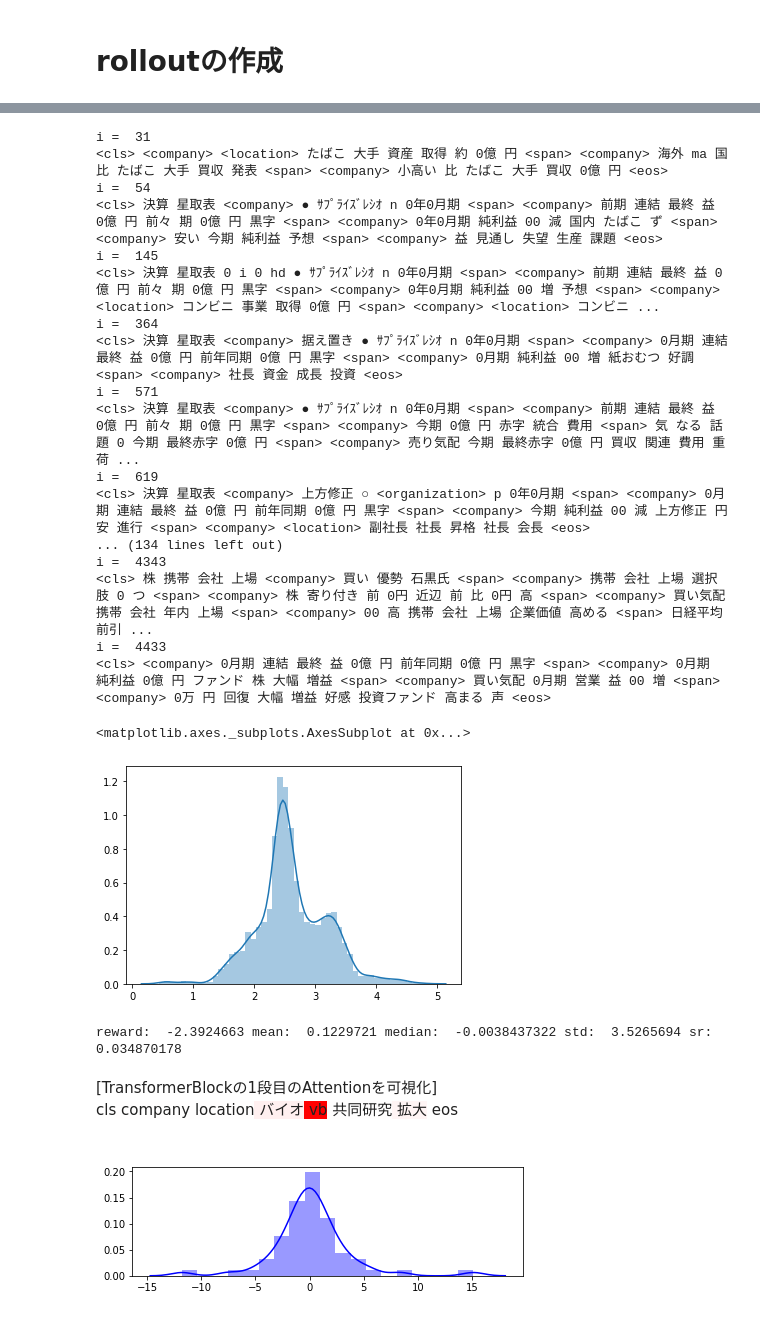
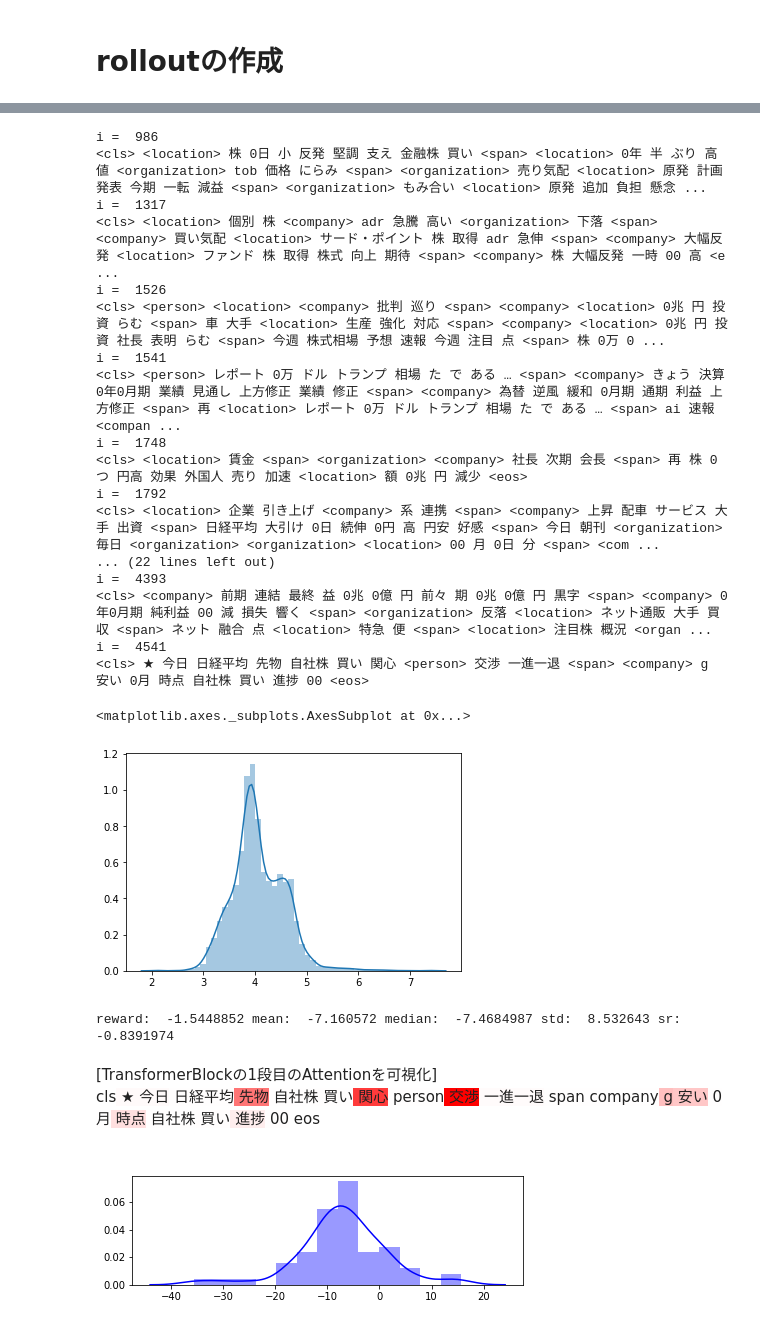
Before and after one commit to ShogoAkiyama/rltorch2, a Jupyter notebook: sentiment/iqn/visualizer.ipynb, the cells around one changed output, grey strips where cells are left out. Drawn from its saved outputs; the diff is of its cells as text; code cells hidden in the pictures.

```diff
--- a/sentiment/iqn/visualizer.ipynb
+++ b/sentiment/iqn/visualizer.ipynb
@@ -52,10 +52,11 @@ parser.add_argument('--embedding_dim', type=int, default=300)
 parser.add_argument('--n_filters', type=int, default=50)
 parser.add_argument('--filter_sizes', type=list, default=[3, 4, 5])
 parser.add_argument('--pad_idx', type=list, default=1)
-parser.add_argument('--gamma', type=float, default=0.0)
+parser.add_argument('--gamma', type=float, default=0.95)
 parser.add_argument('--learning_rate', type=float, default=2.5e-5)
+parser.add_argument('--round', type=float, default=0)
+
 parser.add_argument('--num_quantile', type=int, default=64)
-parser.add_argument('--round', type=float, default=0)
 
 device = torch.device('cuda' if torch.cuda.is_available() else 'cpu')
 parser.add_argument('--device', type=str, default=device)
@@ -167,15 +168,16 @@ def mk_html(sentence, attens):
 def blur_func(I, mask):
     return I * mask #+ I * mask#+ gaussian_filter(I, sigma=3) * mask
 # %%
-eta = 0.1
+eta0 = 0
+eta1 = 0.1
 std_list = []
 for batch in train_dl:
     with torch.no_grad():
         state = batch.Text1[0].to(device)
-        curr_q, _, _ = trainer.model(state, eta, True)
+        curr_q, _, _ = trainer.model(state, eta0, eta1, True)
     std = curr_q.view(-1).std().cpu().detach().item()
     std_list.append(std)
-    if std > 4:
+    if std > 6:
         state = state.view(-1).cpu().numpy()
         for word in state:
             vocab = TEXT.vocab.itos[word]
@@ -211,10 +214,10 @@ std_list = []
 for i, batch in enumerate(test_dl):
     with torch.no_grad():
         state = batch.Text1[0].to(device)
-        curr_q, _, _ = trainer.model(state, eta, True)
+        curr_q, _, _ = trainer.model(state, eta0, eta1, True)
     std = curr_q.view(-1).std().cpu().detach().item()
     std_list.append(std)
-    if std > 4:
+    if std > 6:
         print('i = ', i)
         state = state.view(-1).cpu().numpy()
         for word in state:
@@ -224,28 +227,28 @@ for i, batch in enumerate(test_dl):
             print(vocab+' ', end='')
         print()
 # %% [output]
-i =  31
-<cls> <company> <location> たばこ 大手 資産 取得 約 0億 円 <span> <company> 海外 ma 国 比 たばこ 大手 買収 発表 <span> <company> 小高い 比 たばこ 大手 買収 0億 円 <eos>
-i =  54
-<cls> 決算 星取表 <company> ● ｻﾌﾟﾗｲｽﾞﾚｼｵ n 0年0月期 <span> <company> 前期 連結 最終 益 0億 円 前々 期 0億 円 黒字 <span> <company> 0年0月期 純利益 00 減 国内 たばこ ず <span> <company> 安い 今期 純利益 予想 <span> <company> 益 見通し 失望 生産 課題 <eos>
-i =  145
-<cls> 決算 星取表 0 i 0 hd ● ｻﾌﾟﾗｲｽﾞﾚｼｵ n 0年0月期 <span> <company> 前期 連結 最終 益 0億 円 前々 期 0億 円 黒字 <span> <company> 0年0月期 純利益 00 増 予想 <span> <company> <location> コンビニ 事業 取得 0億 円 <span> <company> <location> コンビニ ...
-i =  364
-<cls> 決算 星取表 <company> 据え置き ● ｻﾌﾟﾗｲｽﾞﾚｼｵ n 0年0月期 <span> <company> 0月期 連結 最終 益 0億 円 前年同期 0億 円 黒字 <span> <company> 0月期 純利益 00 増 紙おむつ 好調 <span> <company> 社長 資金 成長 投資 <eos>
-i =  571
-<cls> 決算 星取表 <company> ● ｻﾌﾟﾗｲｽﾞﾚｼｵ n 0年0月期 <span> <company> 前期 連結 最終 益 0億 円 前々 期 0億 円 黒字 <span> <company> 今期 0億 円 赤字 統合 費用 <span> 気 なる 話題 0 今期 最終赤字 0億 円 <span> <company> 売り気配 今期 最終赤字 0億 円 買収 関連 費用 重荷 ...
-i =  619
-<cls> 決算 星取表 <company> 上方修正 ○ <organization> p 0年0月期 <span> <company> 0月期 連結 最終 益 0億 円 前年同期 0億 円 黒字 <span> <company> 今期 純利益 00 減 上方修正 円安 進行 <span> <company> <location> 副社長 社長 昇格 社長 会長 <eos>
-... (134 lines left out)
-i =  4343
-<cls> 株 携帯 会社 上場 <company> 買い 優勢 石黒氏 <span> <company> 携帯 会社 上場 選択肢 0 つ <span> <company> 株 寄り付き 前 0円 近辺 前 比 0円 高 <span> <company> 買い気配 携帯 会社 年内 上場 <span> <company> 00 高 携帯 会社 上場 企業価値 高める <span> 日経平均 前引 ...
-i =  4433
-<cls> <company> 0月期 連結 最終 益 0億 円 前年同期 0億 円 黒字 <span> <company> 0月期 純利益 0億 円 ファンド 株 大幅 増益 <span> <company> 買い気配 0月期 営業 益 00 増 <span> <company> 0万 円 回復 大幅 増益 好感 投資ファンド 高まる 声 <eos>
+i =  986
+<cls> <location> 株 0日 小 反発 堅調 支え 金融株 買い <span> <location> 0年 半 ぶり 高値 <organization> tob 価格 にらみ <span> <organization> 売り気配 <location> 原発 計画 発表 今期 一転 減益 <span> <organization> もみ合い <location> 原発 追加 負担 懸念 ...
+i =  1317
+<cls> <location> 個別 株 <company> adr 急騰 高い <organization> 下落 <span> <company> 買い気配 <location> サード・ポイント 株 取得 adr 急伸 <span> <company> 大幅反発 <location> ファンド 株 取得 株式 向上 期待 <span> <company> 株 大幅反発 一時 00 高 <e ...
+i =  1526
+<cls> <person> <location> <company> 批判 巡り <span> <company> <location> 0兆 円 投資 らむ <span> 車 大手 <location> 生産 強化 対応 <span> <company> <location> 0兆 円 投資 社長 表明 らむ <span> 今週 株式相場 予想 速報 今週 注目 点 <span> 株 0万 0 ...
+i =  1541
+<cls> <person> レポート 0万 ドル トランプ 相場 た で ある … <span> <company> きょう 決算 0年0月期 業績 見通し 上方修正 業績 修正 <span> <company> 為替 逆風 緩和 0月期 通期 利益 上方修正 <span> 再 <location> レポート 0万 ドル トランプ 相場 た で ある … <span> ai 速報 <compan ...
+i =  1748
+<cls> <location> 賃金 <span> <organization> <company> 社長 次期 会長 <span> 再 株 0 つ 円高 効果 外国人 売り 加速 <location> 額 0兆 円 減少 <eos>
+i =  1792
+<cls> <location> 企業 引き上げ <company> 系 連携 <span> <company> 上昇 配車 サービス 大手 出資 <span> 日経平均 大引け 0日 続伸 0円 高 円安 好感 <span> 今日 朝刊 <organization> 毎日 <organization> <organization> <location> 00 月 0日 分 <span> <com ...
+... (22 lines left out)
+i =  4393
+<cls> <company> 前期 連結 最終 益 0兆 0億 円 前々 期 0兆 0億 円 黒字 <span> <company> 0年0月期 純利益 00 減 損失 響く <span> <organization> 反落 <location> ネット通販 大手 買収 <span> ネット 融合 点 <location> 特急 便 <span> <location> 注目株 概況 <organ ...
+i =  4541
+<cls> ★ 今日 日経平均 先物 自社株 買い 関心 <person> 交渉 一進一退 <span> <company> g 安い 0月 時点 自社株 買い 進捗 00 <eos>
 # %%
 sns.distplot(std_list)
 # %% [output]
 <matplotlib.axes._subplots.AxesSubplot at 0x...>
-[figure, old version]
+[figure, new version]
 # %%
 states = []
 rewards = []
@@ -255,8 +258,9 @@ for batch in test_dl:
 states = np.array(states)
 rewards = np.array(rewards)
 # %%
-idx = 648
-eta = 1
+idx = 4541
+eta0 = 0
+eta1 = 1
 
 sentence = states[idx]
 state = torch.LongTensor(sentence).to(device).unsqueeze(0)
@@ -275,7 +279,7 @@ for j in range(args.max_length):
 
 # ネットワークの出力を得る
 with torch.no_grad():
-    curr_q, _, _ = trainer.model(state, eta, True)
+    curr_q, _, _ = trainer.model(state, eta0, eta1, True)
     L = curr_q.mean()
 
 # 各ピクセルにマスクする
@@ -285,7 +289,7 @@ masked_sentence = blur_func(sentence, mask)
 state = torch.LongTensor(masked_sentence).to(device)
 state = state.view(-1, args.max_length)
 with torch.no_grad():
-    masked_curr_q, _, _ = trainer.model(state, eta, True)
+    masked_curr_q, _, _ = trainer.model(state, eta0, eta1, True)
     l = masked_curr_q.mean(axis=1)
 
 pad_mask = np.ones([args.max_length])
@@ -297,36 +301,36 @@ for j in range(args.max_length):
 # スコアを記憶する配列
 scores = np.zeros(args.max_length)   # saliency scores S(t,i,j)
 
 for j in range(0, args.max_length):
     # d=5としてその部分を描画する
     scores[j] = (L-l[j]).pow(2).sum().mul_(.5).item()
 #     scores[j] = (L-l[j]).sum().item()
 
 scores = scores * pad_mask
 saliency = scores / (np.abs(scores).max() + 1e-20)
 
 # S = saliency.copy()
 # pmax = S.max()
 
 # S -= S.min()
 # S = pmax * S / S.max()
 
 fig, ax = plt.subplots(1, figsize=(7, 2));
 sns.distplot(curr_q.view(-1).cpu().numpy(), color='blue', ax=ax)
 
 print('reward: ', rewards[idx],
           'mean: ', np.mean(curr_q.view(-1).cpu().numpy()),
           'median: ', np.median(curr_q.view(-1).cpu().numpy()),
           'std: ', np.std(curr_q.view(-1).cpu().numpy()),
           'sr: ', np.mean(curr_q.view(-1).cpu().numpy()) / np.std(curr_q.view(-1).cpu().numpy()))
 
 html_output = mk_html(states[idx], saliency)
 HTML(html_output)
 # %% [output]
-reward:  -2.3924663 mean:  0.1229721 median:  -0.0038437322 std:  3.5265694 sr:  0.034870178
+reward:  -1.5448852 mean:  -7.160572 median:  -7.4684987 std:  8.532643 sr:  -0.8391974
 [TransformerBlockの1段目のAttentionを可視化]
-cls company location バイオ vb 共同研究 拡大 eos
+cls ★ 今日 日経平均 先物 自社株 買い 関心 person 交渉 一進一退 span company g 安い 0月 時点 自社株 買い 進捗 00 eos
-[figure, old version]
+[figure, new version]
 # %%
 saliency
 # %% [output]
```
Also changed, not shown: parts of 3 cells of this notebook, 7 other files.
